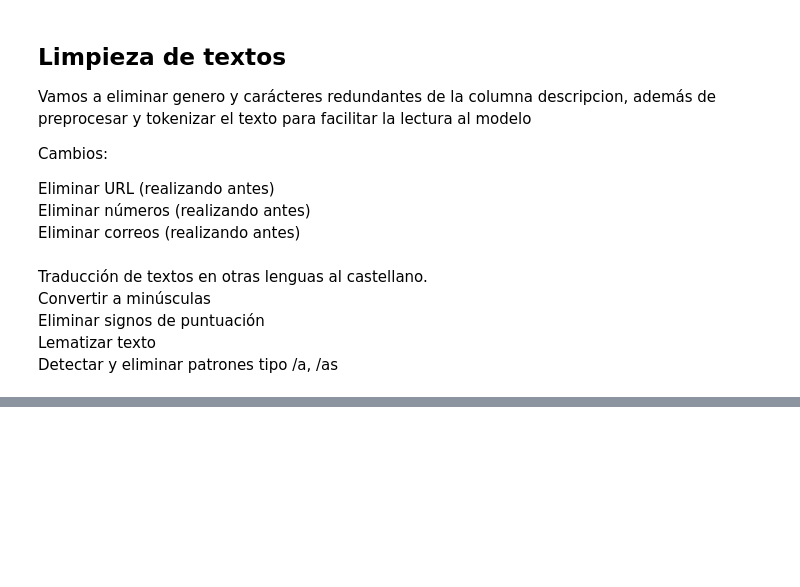
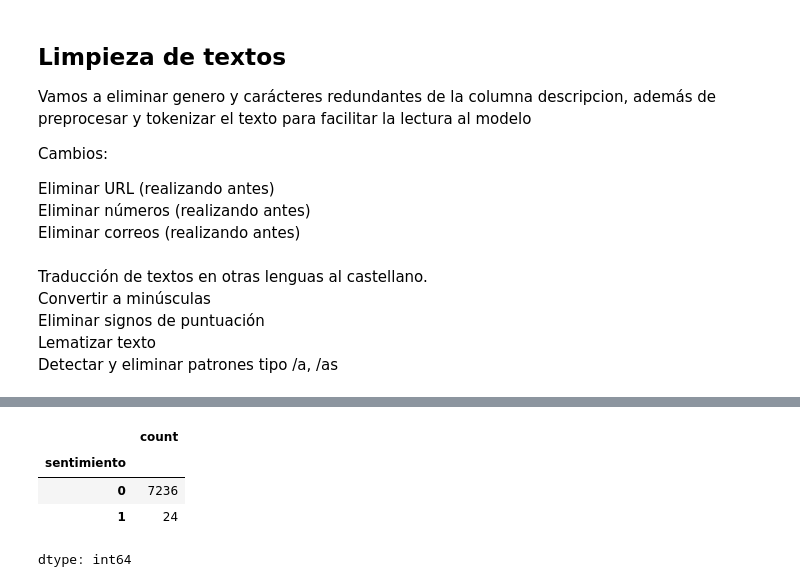
Before and after one commit to MiguelGP-13/DCDC-Project, a Jupyter notebook: dataPreparation/indicadoresOpcionales.ipynb, the cells around one changed output, grey strips where cells are left out. Drawn from its saved outputs; the diff is of its cells as text; code cells hidden in the pictures; blank space fills up the shorter version.

Commit message:
analisis de sentimiento

```diff
--- a/dataPreparation/indicadoresOpcionales.ipynb
+++ b/dataPreparation/indicadoresOpcionales.ipynb
@@ -133,9 +139,3 @@ df.head()
 # %%
-
-df = pd.read_csv("../empleos-espanoles-eures-2025.csv", sep=";") # cambiar el dataset a su ultima version traducida y tokenizada
+df = pd.read_csv("/EURES_CATEGORIZADO.csv", sep=",")
 df["sentimiento"] = df["descripcion"].apply(weighted_sentiment)
-
-# -----------------------------
-# 6. Mostrar resultado
-# -----------------------------
-print(df)
@@ -141,0 +153,8 @@ print(df)
+# %%
+df["sentimiento"].value_counts()
+# %% [output]
+|  | count |
+| sentimiento |  |
+| 0 | 7236 |
+| 1 | 24 |
+dtype: int64
```
Also changed, not shown: parts of 8 cells of this notebook, 1 other file.
